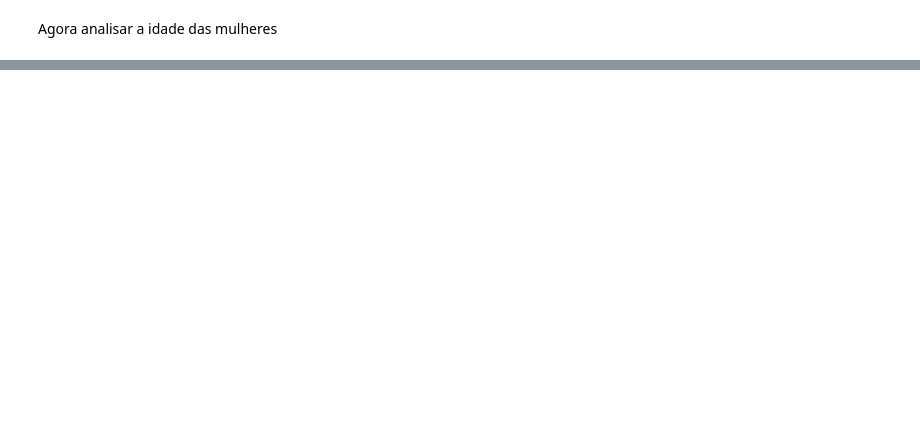
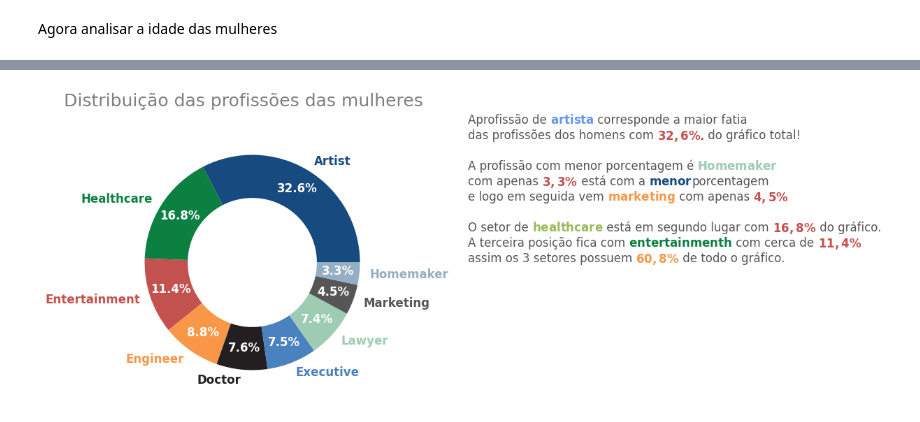
Before and after one commit to Jgabriel1800/Clientes-mercado, a Jupyter notebook: Clientes_mercado.ipynb, the cells around one changed output, grey strips where cells are left out. Drawn from its saved outputs; the diff is of its cells as text; code cells hidden in the pictures; blank space fills up the shorter version.

```diff
--- a/Clientes_mercado.ipynb
+++ b/Clientes_mercado.ipynb
@@ -148,0 +237,8 @@ Agora analisar a idade das mulheres
+# %%
+df_homem_profissao=df.copy()
+df_homem_profissao=df_homem_profissao[df_homem_profissao['Gender']=='Male']
+df_homem_profissao=df_homem_profissao[['Gender','Profession']]
+df_homem_profissao=df_homem_profissao['Profession'].value_counts()
+df_homem_profissao=df_homem_profissao.reset_index()
+df_home_profissao=df_homem_profissao.rename(columns={'Profession':'profissão','count':'quantidade'})
+df_homem_profissao
@@ -148,0 +333,6 @@ Agora analisar a idade das mulheres
+# %%
+df_mulher_profissao = df.copy()
+df_mulher_profissao = df_mulher_profissao[df_mulher_profissao['Gender'] == 'Female']
+df_mulher_profissao = df_mulher_profissao['Profession'].value_counts().reset_index()
+df_mulher_profissao.columns = ['Profession', 'count']
+df_mulher_profissao
@@ -148,0 +376,26 @@ Agora analisar a idade das mulheres
+# %%
+ax,colors=grafico_profissao_mulher()
+
+texto_colorido(2,0,'Aprofissão de ||$\\bf{artista}$|| corresponde a maior fatia\n'
+     'das profissões dos homens com ||$\\bf{32,6\%.}$|| do gráfico total!\n'
+    '\n'
+     'A profissão com menor porcentagem é ||$\\bf{Homemaker}$\n'
+     'com apenas ||$\\bf{3,3\%}$|| está com a ||$\\bf{menor }$||porcentagem\n'
+     'e logo em seguida vem ||$\\bf{marketing}$|| com apenas ||$\\bf{4,5\%}$||.\n'
+     '\n'
+     'O setor de ||$\\bf{healthcare}$|| está em segundo lugar com ||$\\bf{16,8\%}$|| do gráfico.\n'
+     'A terceira posição fica com ||$\\bf{entertainmenth}$|| com cerca de ||$\\bf{11,4\%}$||\n'
+     'assim os 3 setores possuem ||$\\bf{ 60,8\%}$|| de todo o gráfico.',
+ [    [CINZA3, AZUL3, CINZA3],
+      [ CINZA3,VERMELHO1,CINZA3],
+      [CINZA3,VERMELHO1],
+      [CINZA3, VERDE3],
+      [CINZA3, VERMELHO1, CINZA3,AZUL1,CINZA3],
+      [CINZA3, LARANJA1, CINZA3,VERMELHO1],
+      [CINZA3],
+      [CINZA3, VERDE2, CINZA3,VERMELHO1,CINZA3],
+      [CINZA3, VERDE1, CINZA3,VERMELHO1],
+      [CINZA3, LARANJA1, CINZA3]
+     ],esp=22,ax=ax,fontsize=12)
+# %% [output]
+[figure, added]
```
Also changed, not shown: parts of 18 cells of this notebook.
